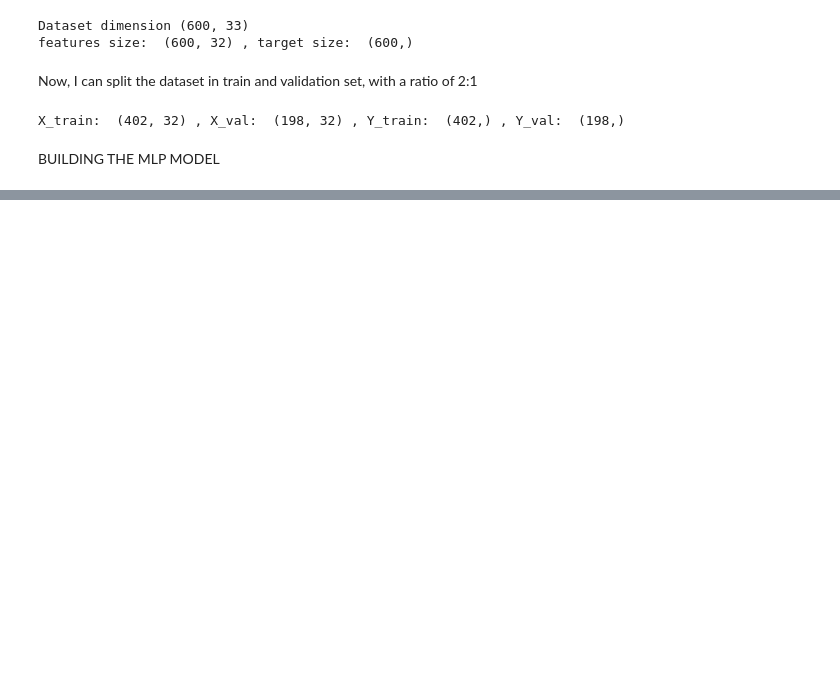
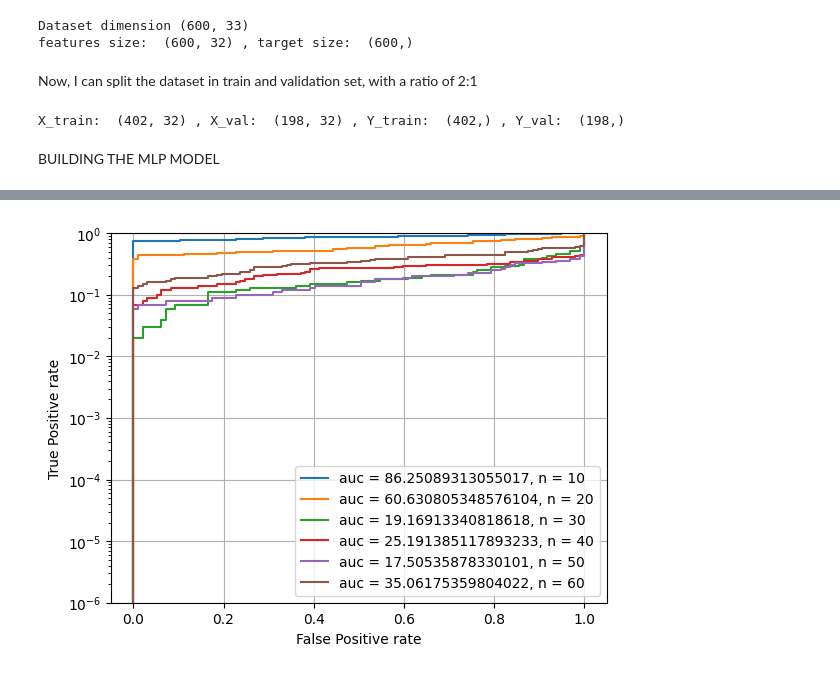
Before and after one commit to NoemiTagliavacche/ML_course_Pavia_23, a Jupyter notebook: Exam/MLP.ipynb, the cells around one changed output, grey strips where cells are left out. Drawn from its saved outputs; the diff is of its cells as text; code cells hidden in the pictures; blank space fills up the shorter version.

```diff
--- a/Exam/MLP.ipynb
+++ b/Exam/MLP.ipynb
@@ -67,0 +185,34 @@ dropoutRate = 0.25
+# %%
+import pandas as pd
+from sklearn.metrics import roc_curve, auc
+
+predict_val =[]
+fpr=[]
+tpr=[]
+auc1=[]
+
+
+for i,m in enumerate(models):
+  predicted=m.predict(X_val)
+  if i==0:
+    predict_val=predicted
+  else:
+    predict_val=np.concatenate((predict_val,predicted),axis=1)
+
+
+
+df = pd.DataFrame()
+plt.figure()
+
+for i in range(predict_val.shape[1]):
+  fpr_, tpr_, threshold = roc_curve(Y_val,predict_val[:,i])
+  auc_= auc(fpr_, tpr_)
+  plt.plot(fpr_,tpr_,label='auc = '+ str(auc_*100.)+', n = '+str(models[i].layers[1].output.shape[1]))
+plt.semilogy()
+plt.xlabel("False Positive rate")
+plt.ylabel("True Positive rate")
+plt.ylim(0.000001,1)
+plt.grid(True)
+plt.legend(loc='lower right')
+plt.show()
+# %% [output]
@@ -67,0 +225 @@ dropoutRate = 0.25
+[figure, added]
```
Also changed, not shown: parts of 14 cells of this notebook.
